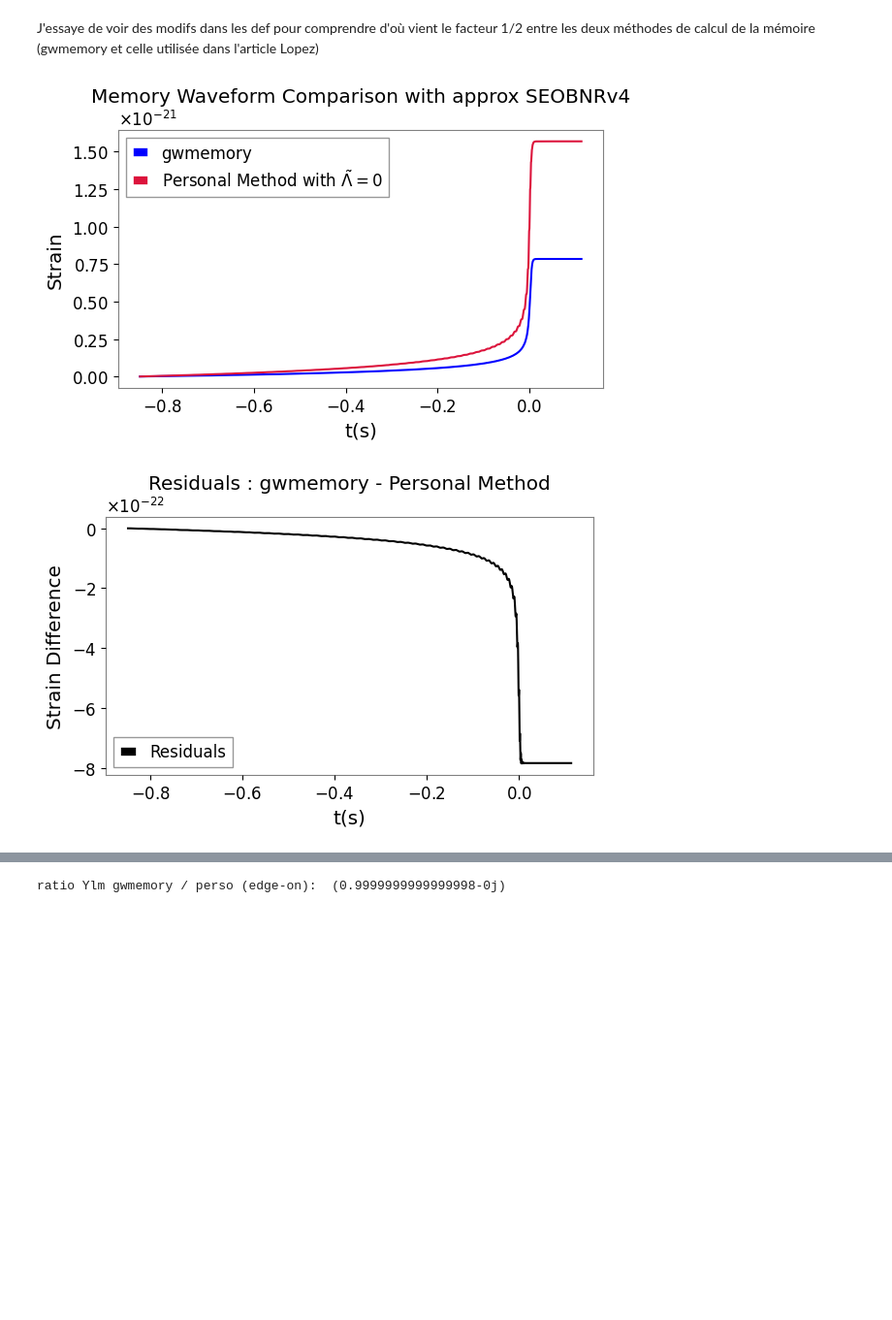
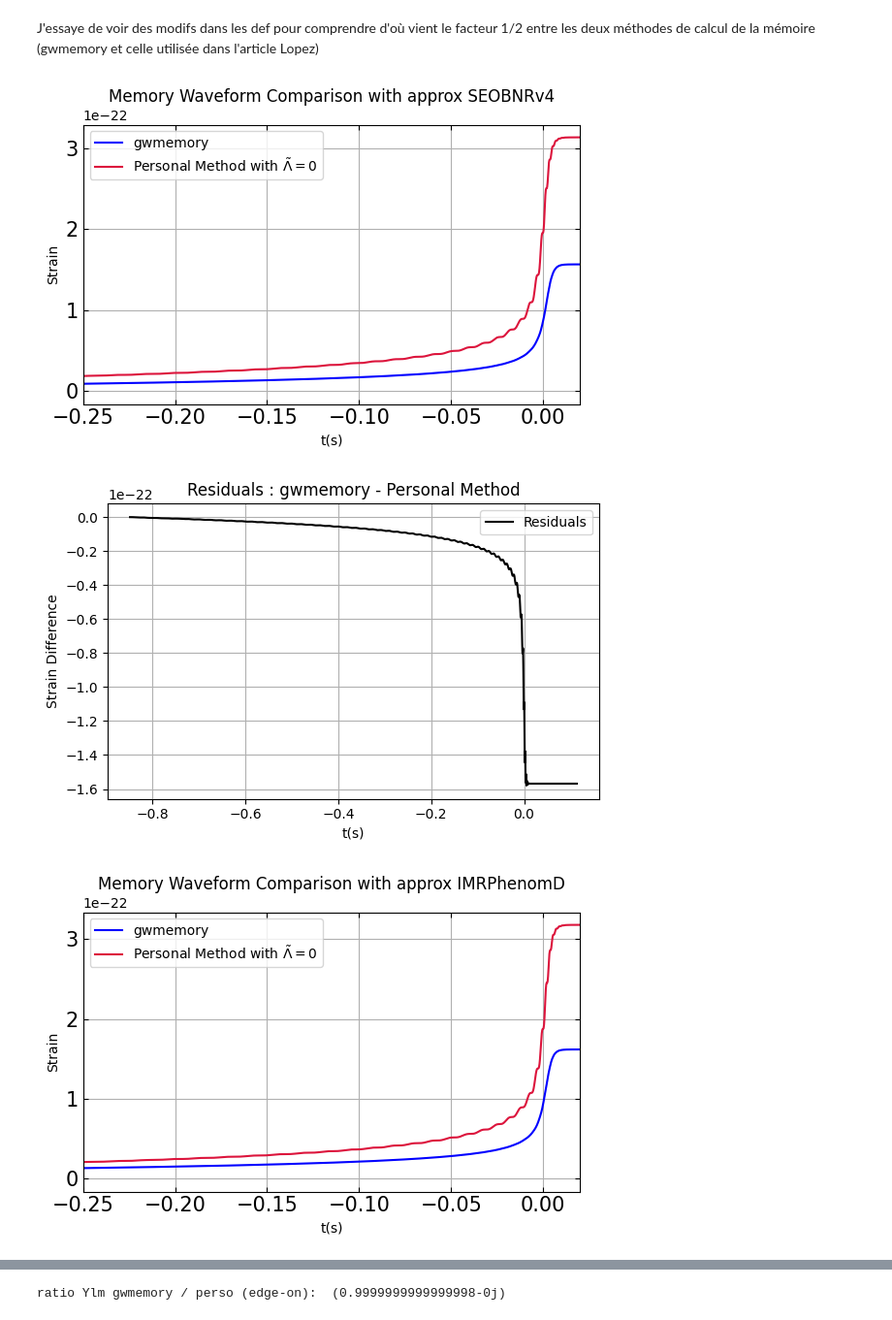
Before and after one commit to ThomasBastro/Memory_effect, a Jupyter notebook: Memory_Lopez/Lopez_reproduction.ipynb, the cells around one changed output, grey strips where cells are left out. Shown at 97% size. Cells and saved outputs as stored; diff of their text form; code cells hidden in the pictures; blank space fills up the shorter version.

Commit message:
Add wind ejecta in phenom model for L memory

```diff
--- a/Memory_Lopez/Lopez_reproduction.ipynb
+++ b/Memory_Lopez/Lopez_reproduction.ipynb
@@ -54,7 +49,7 @@ def dlms(l, m, s, Theta): # eq (2.14)
     sq = np.sqrt(fac(l+m)*fac(l-m)*fac(l+s)*fac(l-s))
     d = 0.
     for k in range(max(0,m-s),min(l+m,l-s)+1):
-        d = d + (-1.)**k*np.sin(Theta/2.)**(2.*k+s-m)*np.cos(Theta/2.)**(2.*l+m-s-2.*k)/(fac(k)*fac(l+m-k)*fac(l-s-k)*fac(s-m+k))
+        d += (-1.)**k*np.sin(Theta/2.)**(2.*k+s-m)*np.cos(Theta/2.)**(2.*l+m-s-2.*k)/(fac(k)*fac(l+m-k)*fac(l-s-k)*fac(s-m+k))
     return sq*d
 
 def sYlm(s,l,m,Theta,Phi): # eq (2.13)
@@ -1536,11 +1602,12 @@ def generate_h_mem(mtot, lam_tilde, q, distance, inclination, extension_time=0.2
 # %%
 # Test avec entre gwmemory et ma méthode perso avec un approximant semblable
 import gwmemory
+
 lambda_tilde = 0  # set à 0 pour test
 def plot_memory_analysis(total_mass, model_gwmemory, model_perso):
     try:
-        distance = 100  # Mpc
-        inclination = np.pi / 2  # edge-on
+        distance = 500  # Mpc
+        inclination = np.pi/2  # edge-on
 
         # Calcul de la mémoire avec ma méthode perso
         t_personal, h_mem_personal = generate_h_mem(
@@ -1566,34 +1633,37 @@ def plot_memory_analysis(total_mass, model_gwmemory, model_perso):
         h_mem, t_mem = gwmemory.time_domain_memory(**parameters)
 
         fig, ax = plt.subplots(figsize=(6, 4))
 
         ax.plot(t_mem, h_mem['plus'], label='gwmemory', color='blue')
         ax.plot(t_personal, h_mem_personal, label=rf'Personal Method with $\tilde{{\Lambda}} = {lambda_tilde}$', color='crimson', linestyle='-')
         ax.set_title(f'Memory Waveform Comparison with approx {model_gwmemory}')
         ax.set_xlabel('t(s)')
         ax.set_ylabel('Strain')
-        #ax.set_xlim(-0.02, 0.02)
+        ax.set_xlim(-0.25, 0.02)
         ax.legend()
         ax.grid()
+        ax.tick_params(top=True, right=True, axis='both', which='major', labelsize=15, direction='in')
         plt.tight_layout()
         plt.show()
         # Résidus
         plt.figure(figsize=(6, 4))
         plt.plot(t_mem, h_mem['plus'] - h_mem_personal, label='Residuals', color='k')
         plt.title('Residuals : gwmemory - Personal Method')
         plt.xlabel('t(s)')
         plt.ylabel('Strain Difference')
         plt.legend()
         plt.grid()
         plt.tight_layout()
         plt.show()
+
     except Exception as e:
         print(f"Error in plot_memory_analysis: {e}")
 
 # Test avec SeOBNRv4 et SEOBNRv4_ROM_NRTidalv2
 plot_memory_analysis(total_mass=60, model_gwmemory="SEOBNRv4", model_perso="SEOBNRv4")
 # Test avec IMRPhenomD et IMRPhenomD_NRTidal
-#plot_memory_analysis(total_mass=5, model_gwmemory="IMRPhenomD", model_perso="IMRPhenomD_NRTidal")
+plot_memory_analysis(total_mass=60, model_gwmemory="IMRPhenomD", model_perso="IMRPhenomD")
 # %% [output]
-[figure, old version]
+[figure, new version]
-[figure, old version]
+[figure, new version]
+[figure, added]
```
Also changed, not shown: parts of 17 cells of this notebook.
